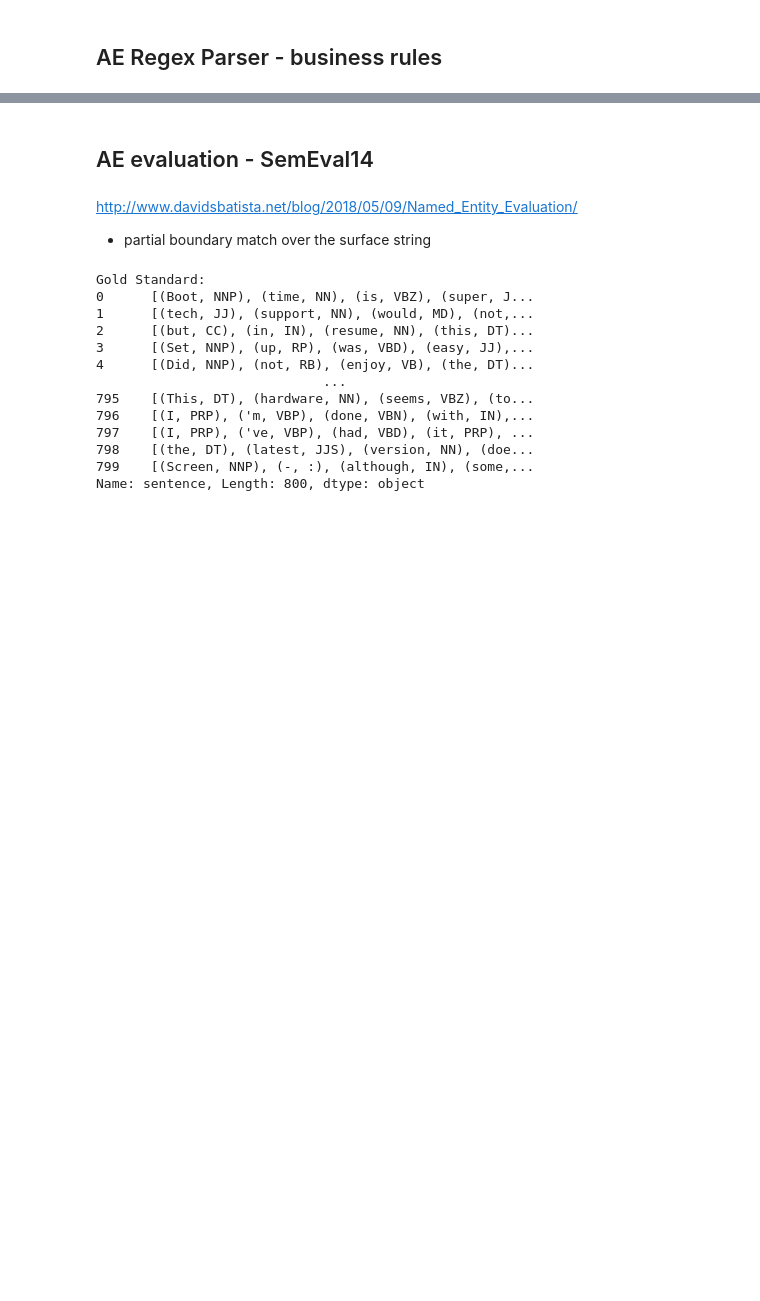
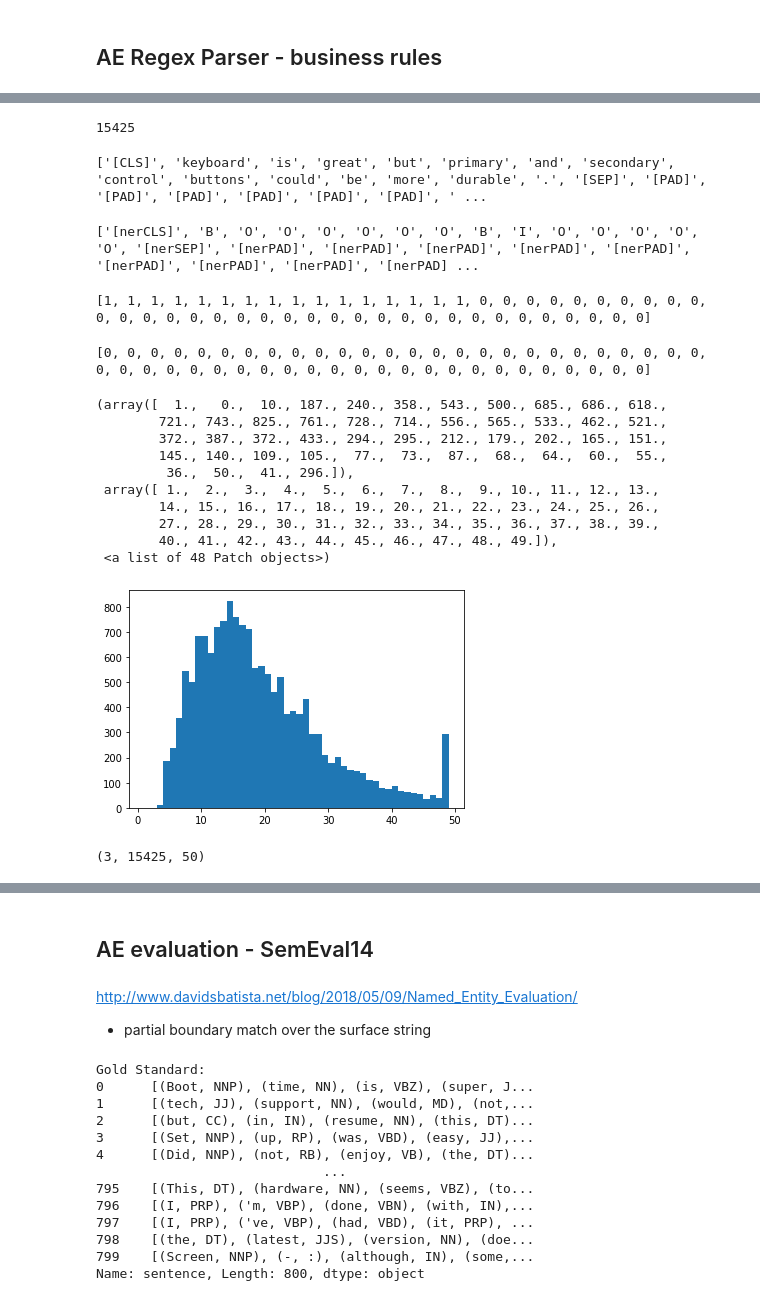
Before and after one commit to janehung04/w266-final, a Jupyter notebook: src/run-model.ipynb, the cells around one changed output, grey strips where cells are left out. Saved outputs shown, nothing was run; the diff lists cells and outputs as text; code cells hidden in the pictures; blank space fills up the shorter version.

Commit message:
add bert ae code to run models

```diff
--- a/src/run-model.ipynb
+++ b/src/run-model.ipynb
@@ -322,0 +337,2 @@ ae_laptop_test_df.head()
+# %%
+tokenizer = BertTokenizer.from_pretrained('bert-base-uncased')
@@ -322,0 +354,37 @@ ae_laptop_test_df.head()
+# %%
+batch_label = [val['label'] for key, val in ae_laptop_train.items()]*5
+batch_label.extend([val['label'] for key, val in ae_laptop_dev.items()])
+batch_label.extend([val['label'] for key, val in ae_laptop_test.items()])
+
+len(batch_label)
+# %% [output]
+15425
+# %%
+def addWord(word, pos, ner):
+    """
+    Convert a word into a word token and add supplied NER and POS labels. Note that the word can be
+    tokenized to two or more tokens. Correspondingly, we add - for now - custom 'X' tokens to the labels in order to
+    maintain the 1:1 mappings between word tokens and labels.
+
+    arguments: word, pos label, ner label
+    returns: dictionary with tokens and labels
+    """
+    # the dataset contains various '"""' combinations which we choose to truncate to '"', etc.
+    if word == '""""':
+        word = '"'
+    elif word == '``':
+        word = '`'
+
+    tokens = tokenizer.tokenize(word)
+    tokenLength = len(tokens)      # find number of tokens corresponfing to word to later add 'X' tokens to labels
+
+    addDict = dict()
+
+    addDict['wordToken'] = tokens
+    addDict['posToken'] = [pos] + ['posX'] * (tokenLength - 1)
+    addDict['nerToken'] = [ner] + ['nerX'] * (tokenLength - 1)
+    addDict['tokenLength'] = tokenLength
+
+    return addDict
+# %%
+max_length = 50
@@ -322,0 +457,32 @@ ae_laptop_test_df.head()
+# %%
+print(sentenceTokenList[1])
+# %% [output]
+['[CLS]', 'keyboard', 'is', 'great', 'but', 'primary', 'and', 'secondary', 'control', 'buttons', 'could', 'be', 'more', 'durable', '.', '[SEP]', '[PAD]', '[PAD]', '[PAD]', '[PAD]', '[PAD]', '[PAD]', ' ...
+# %%
+print(nerTokenList[1])
+# %% [output]
+['[nerCLS]', 'B', 'O', 'O', 'O', 'O', 'O', 'O', 'B', 'I', 'O', 'O', 'O', 'O', 'O', '[nerSEP]', '[nerPAD]', '[nerPAD]', '[nerPAD]', '[nerPAD]', '[nerPAD]', '[nerPAD]', '[nerPAD]', '[nerPAD]', '[nerPAD] ...
+# %%
+print(bertMasks[1])
+# %% [output]
+[1, 1, 1, 1, 1, 1, 1, 1, 1, 1, 1, 1, 1, 1, 1, 1, 0, 0, 0, 0, 0, 0, 0, 0, 0, 0, 0, 0, 0, 0, 0, 0, 0, 0, 0, 0, 0, 0, 0, 0, 0, 0, 0, 0, 0, 0, 0, 0, 0, 0]
+# %%
+print(bertSequenceIDs[1])
+# %% [output]
+[0, 0, 0, 0, 0, 0, 0, 0, 0, 0, 0, 0, 0, 0, 0, 0, 0, 0, 0, 0, 0, 0, 0, 0, 0, 0, 0, 0, 0, 0, 0, 0, 0, 0, 0, 0, 0, 0, 0, 0, 0, 0, 0, 0, 0, 0, 0, 0, 0, 0]
+# %%
+sentenceLengths= [l for l in sentLengthList]
+
+plt.hist(np.array(sentenceLengths), bins=(max_length-2))
+# %% [output]
+(array([  1.,   0.,  10., 187., 240., 358., 543., 500., 685., 686., 618.,
+        721., 743., 825., 761., 728., 714., 556., 565., 533., 462., 521.,
+        372., 387., 372., 433., 294., 295., 212., 179., 202., 165., 151.,
+        145., 140., 109., 105.,  77.,  73.,  87.,  68.,  64.,  60.,  55.,
+         36.,  50.,  41., 296.]),
+ array([ 1.,  2.,  3.,  4.,  5.,  6.,  7.,  8.,  9., 10., 11., 12., 13.,
+        14., 15., 16., 17., 18., 19., 20., 21., 22., 23., 24., 25., 26.,
+        27., 28., 29., 30., 31., 32., 33., 34., 35., 36., 37., 38., 39.,
+        40., 41., 42., 43., 44., 45., 46., 47., 48., 49.]),
+ <a list of 48 Patch objects>)
+[figure, added]
@@ -322,0 +500,4 @@ ae_laptop_test_df.head()
+# %%
+bert_inputs.shape
+# %% [output]
+(3, 15425, 50)
```
Also changed, not shown: parts of 21 cells of this notebook.
